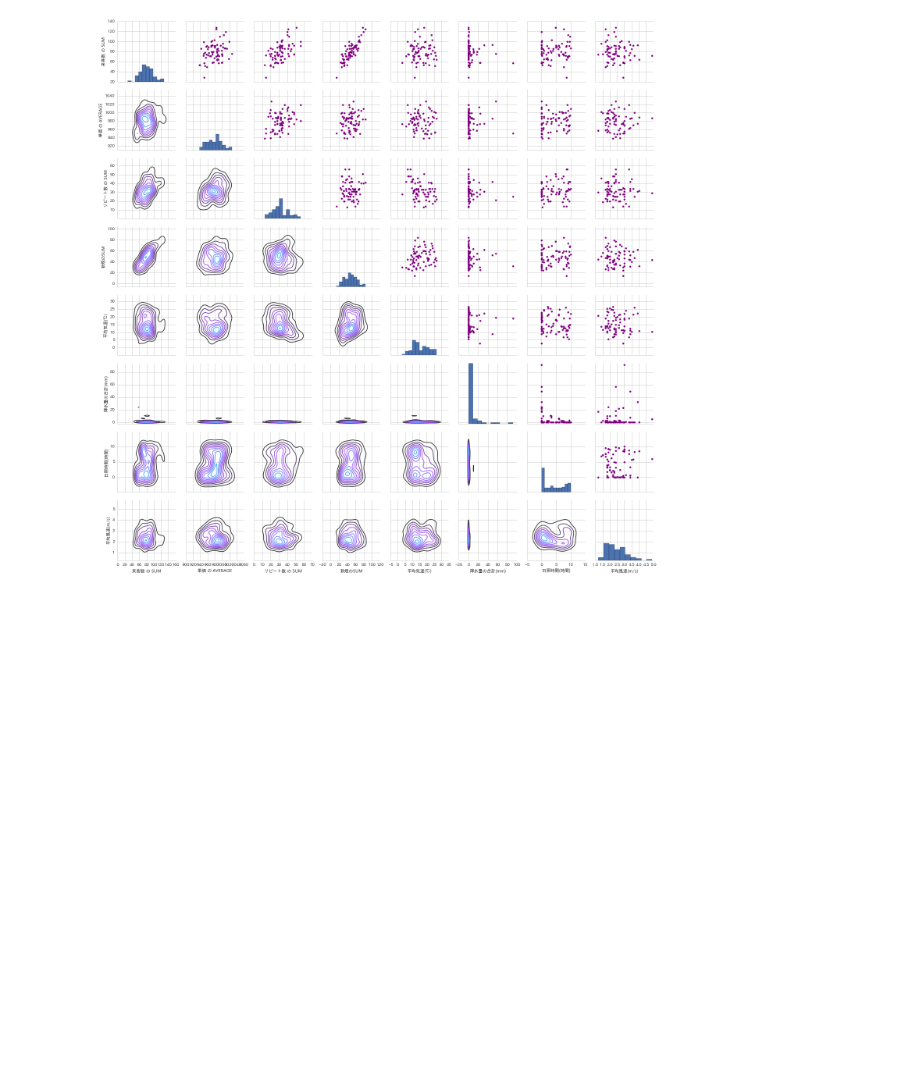
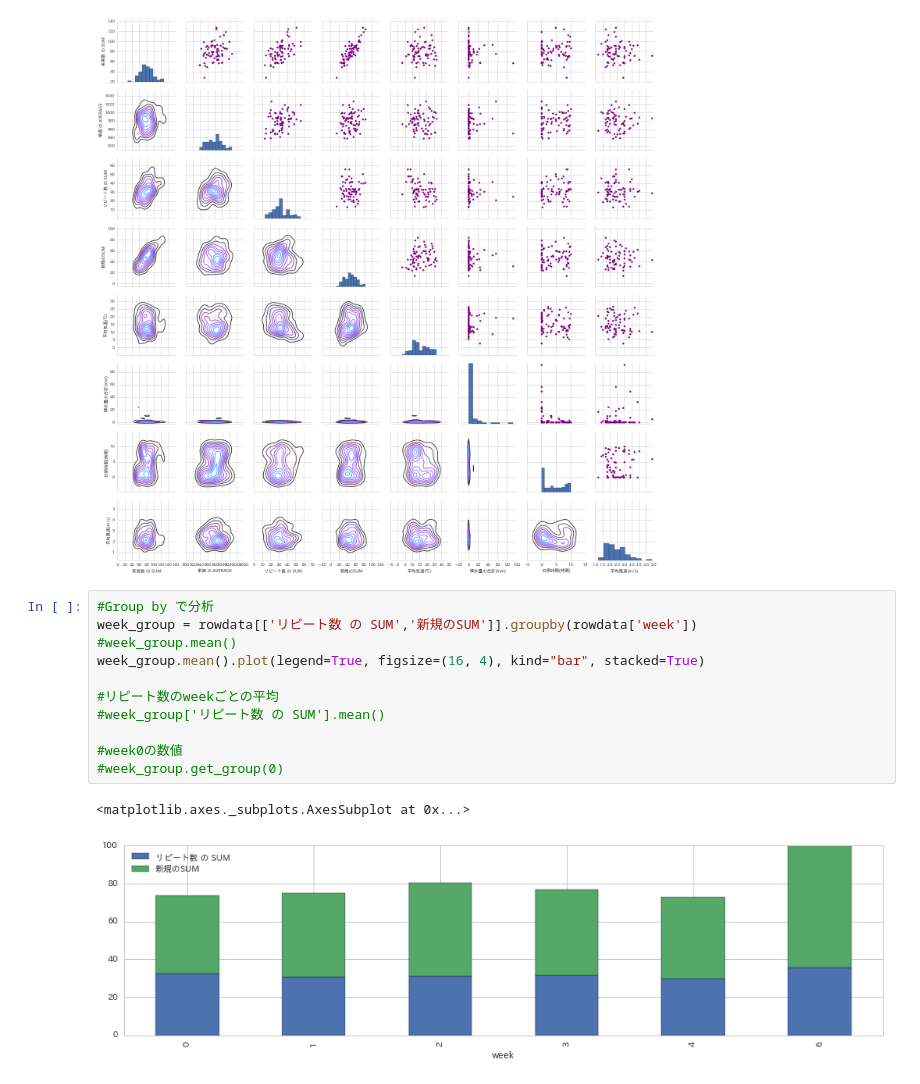
Before and after one commit to hayato1986/analysis, a Jupyter notebook: 1612tantantiger.ipynb, the cells around one changed output. Saved outputs shown, nothing was run; the diff lists cells and outputs as text; blank space fills up the shorter version.

```diff
--- a/1612tantantiger.ipynb
+++ b/1612tantantiger.ipynb
@@ -130,3 +131,17 @@ returns_fig.map_diag(plt.hist,bins=10)
 # %% [output]
 <seaborn.axisgrid.PairGrid at 0x...>
 [figure]
+# %%
+#Group by で分析
+week_group = rowdata[['リピート数 の SUM','新規のSUM']].groupby(rowdata['week'])
+#week_group.mean()
+week_group.mean().plot(legend=True, figsize=(16, 4), kind="bar", stacked=True)
+
+#リピート数のweekごとの平均
+#week_group['リピート数 の SUM'].mean()
+
+#week0の数値
+#week_group.get_group(0)
+# %% [output]
+<matplotlib.axes._subplots.AxesSubplot at 0x...>
+[figure, added]
```
Also changed, not shown: parts of 2 cells of this notebook.
